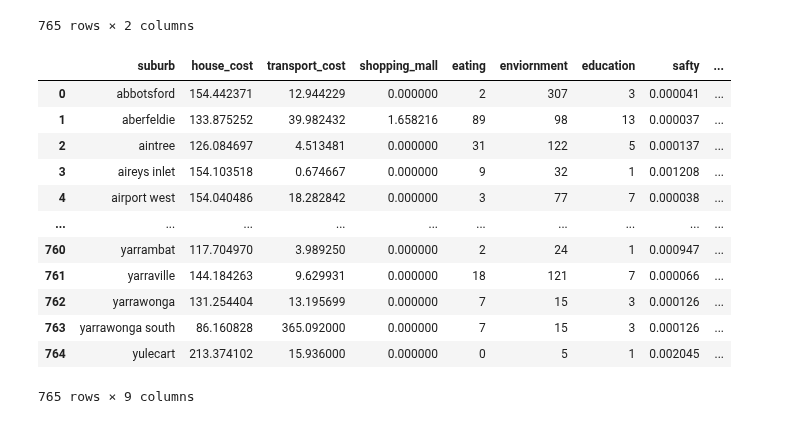
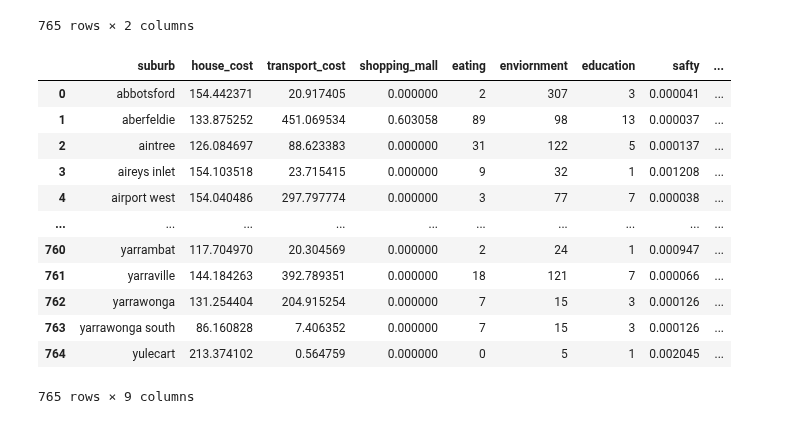
Before and after one commit to MAST30034-Applied-Data-Science/generic-real-estate-consulting-project-group-12, a Jupyter notebook: notebooks/final.ipynb, the cells around one changed output. Drawn from its saved outputs; the diff is of its cells as text; code cells hidden in the pictures.

```diff
--- a/notebooks/final.ipynb
+++ b/notebooks/final.ipynb
@@ -680,5 +823,5 @@ See the caveats in the documentation: https://pandas.pydata.org/pandas-docs/stab
 # %%
-df3['predicted_rent_original'] = df3['predicted_rent'].apply(lambda x: np.exp(x))
+# df3['predicted_rent_original'] = df3['predicted_rent'].apply(lambda x: np.exp(x))
 # %% [output]
 A value is trying to be set on a copy of a slice from a DataFrame.
 Try using .loc[row_indexer,col_indexer] = value instead
@@ -729,7 +878,7 @@ df3['suburb'] = p_list
 df3.to_csv('../data/curated/predicted_df_combined.csv')
 df3_combinded = pd.read_csv('../data/curated/predicted_df_combined.csv').drop(['Unnamed: 0'], axis = 1)
 # %%
-suburb_mean_rent = pd.DataFrame(df3_combinded.groupby(['year','postcode']).mean('predicted_rent_original')['predicted_rent_original']).reset_index().rename({'predicted_rent':'rent'}, axis = 1)
+suburb_mean_rent = pd.DataFrame(df3_combinded.groupby(['year','postcode']).mean('predicted_rent')['predicted_rent']).reset_index().rename({'predicted_rent':'rent'}, axis = 1)
 suburb_mean_rent = suburb_mean_rent.rename({'predicted_rent_original':'rent'}, axis = 1)
 suburb_mean_rent
 # %% [output]
@@ -749,5 +914,5 @@ suburb_mean_rent
 # %%
-history_rent = pd.DataFrame(newdf.groupby(['year','postcode']).mean('rent')['rent']).reset_index().rename({'surburb':'suburb'}, axis = 1)
+history_rent = pd.DataFrame(newdf.groupby(['year','postcode']).mean('RentPrice_log')['RentPrice_log']).reset_index().rename({'surburb':'suburb','RentPrice_log':'rent'}, axis = 1)
 history_rent
 # %% [output]
 |  | year | postcode | rent |
@@ -819,7 +1000,7 @@ for name, group in com.groupby('postcode'):
         lag = value['lag(rent,1)']
         rate = 0
         if pd.isna(lag):
-            rete = None
+            rete = 0
         else:
             rate = (rent-lag)/lag *100
         growth_dict['year'+ ' ' + str(int(value['year']))] = rate
@@ -911,44 +1113,44 @@ plt.plot(x,y1,'s-',color = 'r',label="ATT-RLSTM")
 # %%
 details = []
 for name, group in newdf.groupby('surburb'):
     rent = group['rent'].median()
     median_income = group['median'].fillna(0).median()
     house_cost = median_income/rent
 
-    bus = int(group['bus_count'].iloc[0]) * group['bus_distance'].mean()
-    train = int(group['train_count'].iloc[0]) * group['train_distance'].mean()
-    tram = int(group['tram_count'].iloc[0]) * group['tram_distance'].mean()
+    bus = int(group['bus_count'].iloc[0]) * 1/(group['bus_distance'].mean())
+    train = int(group['train_count'].iloc[0]) *1/(group['train_distance'].mean())
+    tram = int(group['tram_count'].iloc[0]) * 1/(group['tram_distance'].mean())
 
     transport = bus + tram + train
 
-    shopping_mall = int(group['shopping_mall_count'].iloc[0]) * group['shopping_mall_distance'].mean()
+    shopping_mall = int(group['shopping_mall_count'].iloc[0]) * 1/(group['shopping_mall_distance'].mean())
     eating = int(group['cafe'].iloc[0]) + int(group['fast_food'].iloc[0]) + int(group['restaurant'].iloc[0])
 
     enviornment = int(group['garden'].iloc[0]) + int(group['park'].iloc[0]) + int(group['playground'].iloc[0]) + int(group['pitch'].iloc[0])
     + int(group['place_of_worship'].iloc[0])
 
     education =  int(group['school_count'].iloc[0]) + int(group['childcare'].iloc[0]) + int(group['kindergarten'].iloc[0]) + int(group['university'].iloc[0])
 
     safty = int(group['offence count'].iloc[0]) + int(group['incidents recorded'].iloc[0])
 
     health_care = int(group['hospital_count'].iloc[0])
     details.append([name,house_cost,transport,shopping_mall,eating,enviornment,education,safty,health_care])
 details_df = pd.DataFrame(details, columns=['suburb','house_cost','transport_cost','shopping_mall','eating','enviornment','education','safty','health_care'])
 details_df['safty'] = 1/details_df['safty']
 details_df
 # %% [output]
 |  | suburb | house_cost | transport_cost | shopping_mall | eating | enviornment | education | safty | ... |
-| 0 | abbotsford | 154.442371 | 12.944229 | 0.000000 | 2 | 307 | 3 | 0.000041 | ... |
-| 1 | aberfeldie | 133.875252 | 39.982432 | 1.658216 | 89 | 98 | 13 | 0.000037 | ... |
-| 2 | aintree | 126.084697 | 4.513481 | 0.000000 | 31 | 122 | 5 | 0.000137 | ... |
-| 3 | aireys inlet | 154.103518 | 0.674667 | 0.000000 | 9 | 32 | 1 | 0.001208 | ... |
-| 4 | airport west | 154.040486 | 18.282842 | 0.000000 | 3 | 77 | 7 | 0.000038 | ... |
+| 0 | abbotsford | 154.442371 | 20.917405 | 0.000000 | 2 | 307 | 3 | 0.000041 | ... |
+| 1 | aberfeldie | 133.875252 | 451.069534 | 0.603058 | 89 | 98 | 13 | 0.000037 | ... |
+| 2 | aintree | 126.084697 | 88.623383 | 0.000000 | 31 | 122 | 5 | 0.000137 | ... |
+| 3 | aireys inlet | 154.103518 | 23.715415 | 0.000000 | 9 | 32 | 1 | 0.001208 | ... |
+| 4 | airport west | 154.040486 | 297.797774 | 0.000000 | 3 | 77 | 7 | 0.000038 | ... |
 | ... | ... | ... | ... | ... | ... | ... | ... | ... | ... |
-| 760 | yarrambat | 117.704970 | 3.989250 | 0.000000 | 2 | 24 | 1 | 0.000947 | ... |
-| 761 | yarraville | 144.184263 | 9.629931 | 0.000000 | 18 | 121 | 7 | 0.000066 | ... |
-| 762 | yarrawonga | 131.254404 | 13.195699 | 0.000000 | 7 | 15 | 3 | 0.000126 | ... |
-| 763 | yarrawonga south | 86.160828 | 365.092000 | 0.000000 | 7 | 15 | 3 | 0.000126 | ... |
-| 764 | yulecart | 213.374102 | 15.936000 | 0.000000 | 0 | 5 | 1 | 0.002045 | ... |
+| 760 | yarrambat | 117.704970 | 20.304569 | 0.000000 | 2 | 24 | 1 | 0.000947 | ... |
+| 761 | yarraville | 144.184263 | 392.789351 | 0.000000 | 18 | 121 | 7 | 0.000066 | ... |
+| 762 | yarrawonga | 131.254404 | 204.915254 | 0.000000 | 7 | 15 | 3 | 0.000126 | ... |
+| 763 | yarrawonga south | 86.160828 | 7.406352 | 0.000000 | 7 | 15 | 3 | 0.000126 | ... |
+| 764 | yulecart | 213.374102 | 0.564759 | 0.000000 | 0 | 5 | 1 | 0.002045 | ... |
 765 rows × 9 columns
 # %%
 # normalization
```
Also changed, not shown: parts of 30 cells of this notebook.
